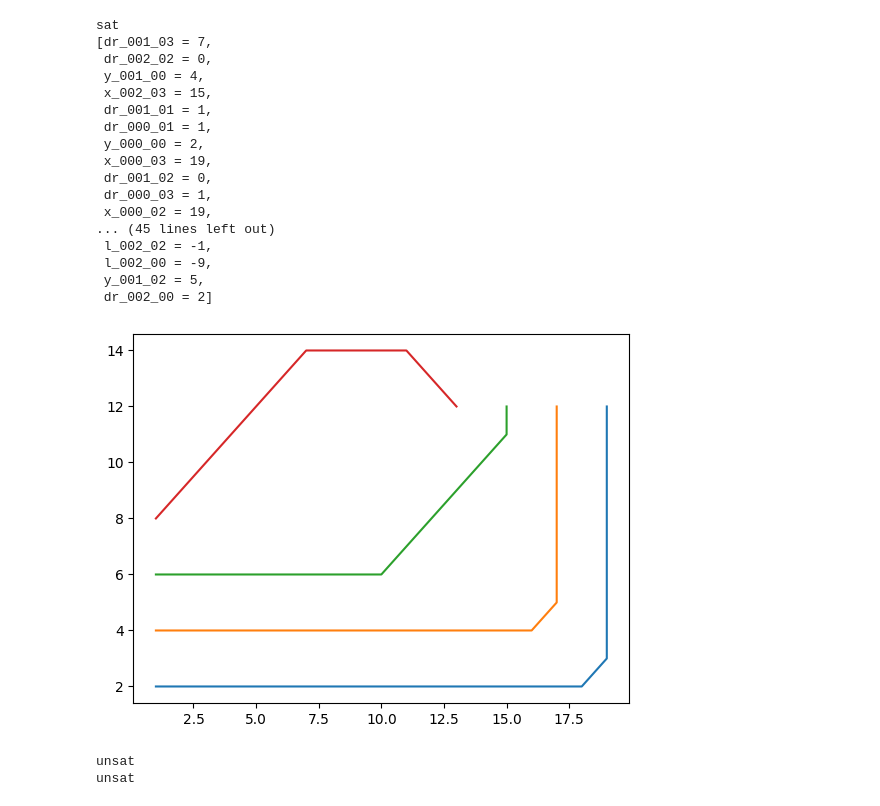
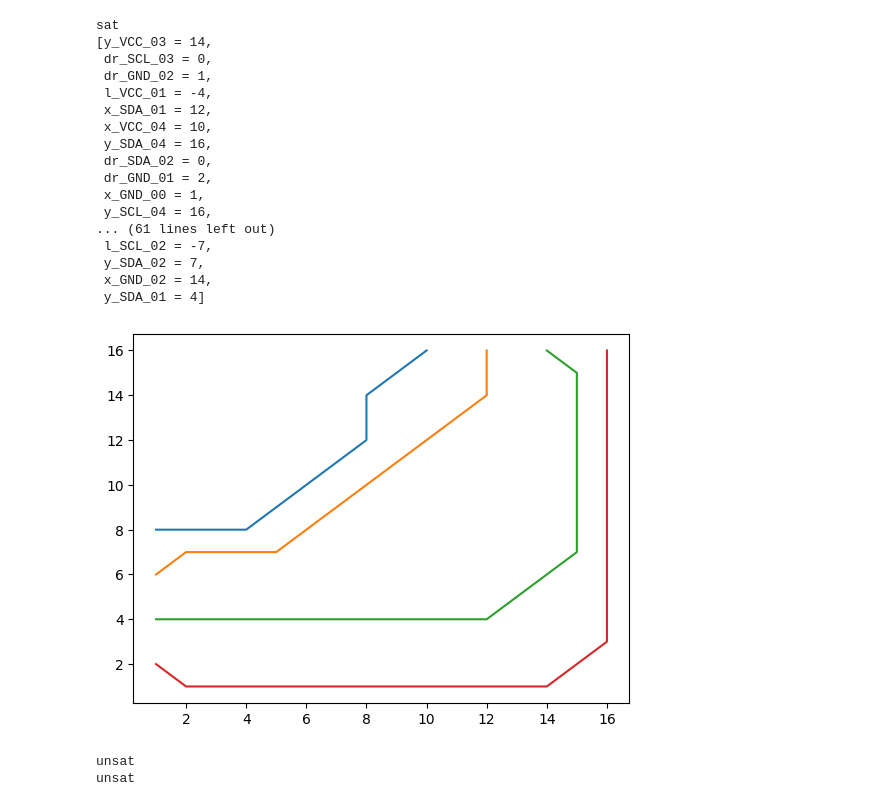
Before and after one commit to TheTesla/z3route, a Jupyter notebook: routehvd.ipynb, the cells around one changed output. Drawn from its saved outputs; the diff is of its cells as text; code cells hidden in the pictures.

Commit message:
nicer trace definition

```diff
--- a/routehvd.ipynb
+++ b/routehvd.ipynb
@@ -69,11 +69,16 @@ def z3extract(z3model, z3vars):
     else:
         return z3model[z3vars].as_long()
 
-def declare_all_traces(nbr_traces=3, nbr_segments=5):
-    return [[[z3.Int(f"x_{p:03}_{s:02}"),
-              z3.Int(f"y_{p:03}_{s:02}"),
-              z3.Int(f"dr_{p:03}_{s:02}"),
-              z3.Int(f"l_{p:03}_{s:02}")] for s in range(nbr_segments)] for p in range(nbr_traces)]
+
+def declare_trace(name, nbr_segments):
+    return [[z3.Int(f"x_{name}_{s:02}"),
+              z3.Int(f"y_{name}_{s:02}"),
+              z3.Int(f"dr_{name}_{s:02}"),
+              z3.Int(f"l_{name}_{s:02}")] for s in range(nbr_segments)]
+
+def constraint_trace_endpoints(trace, start, end):
+    return z3.And(trace[0][0] == start[0], trace[0][1] == start[1], trace[-1][0] == end[0], trace[-1][1] == end[1])
+
 
 def create_all_segment_constraints(traces):
      return [segment(trace[i][0], trace[i][1], trace[i+1][0], trace[i+1][1], trace[i][2], trace[i][3]) for trace in traces for i in range(len(trace)-1)]
@@ -85,55 +90,61 @@ def create_all_collision_constraints(traces):
     return [check_collision(traces[ita][isa][0],traces[ita][isa][1],traces[ita][isa][2],traces[ita][isa][3],
                             traces[itb][isb][0],traces[itb][isb][1],traces[itb][isb][2],traces[itb][isb][3]) \
         for ita in range(len(traces)) for itb in range(ita,len(traces)) for isa in range(len(traces[ita])-1) for isb in range(len(traces[itb])-1) if ita != itb]
 
 
 
 
-traces = declare_all_traces(4,4)
+traces = [declare_trace("VCC", 5),
+          declare_trace("SCL", 5),
+          declare_trace("SDA", 5),
+          declare_trace("GND", 5)]
+
+
 segment_constraints = create_all_segment_constraints(traces)
 bend_constraints = create_all_bend_constraints(traces)
 collision_constraints = create_all_collision_constraints(traces)
 
-endpoint_constraints = [traces[0][0][0] == 1, traces[0][0][1] == 2, traces[0][-1][0] == 19, traces[0][-1][1] == 12,# traces[0][0][2] == 2, traces[1][2][2] == 0,
-                        traces[1][0][0] == 1, traces[1][0][1] == 4, traces[1][-1][0] == 17, traces[1][-1][1] == 12,# ],
-                        traces[2][0][0] == 1, traces[2][0][1] == 6, traces[2][-1][0] == 15, traces[2][-1][1] == 12,
-                        traces[3][0][0] == 1, traces[3][0][1] == 8, traces[3][-1][0] == 13, traces[3][-1][1] == 12]
+endpoint_constraints = [constraint_trace_endpoints(traces[0], [1, 8], [10, 16]),
+                        constraint_trace_endpoints(traces[1], [1, 6], [12, 16]),
+                        constraint_trace_endpoints(traces[2], [1, 4], [14, 16]),
+                        constraint_trace_endpoints(traces[3], [1, 2], [16, 16])]
+
 
 s = z3.Solver()
 s.add(*bend_constraints,*segment_constraints,*endpoint_constraints, *collision_constraints)
 
 print(s.check())
 m = s.model()
 print(m)
 
 traces_plot = [z3extract(m, [segment[d] for segment in trace]) for trace in traces for d in [0,1]]
 
 
 from matplotlib import pyplot as plt
 
 #plt.plot(xapv, yapv, xbpv, ybpv)
 plt.plot(*traces_plot)
 
 plt.show()
 # %% [output]
 sat
-[dr_001_03 = 7,
- dr_002_02 = 0,
- y_001_00 = 4,
- x_002_03 = 15,
- dr_001_01 = 1,
- dr_000_01 = 1,
- y_000_00 = 2,
- x_000_03 = 19,
- dr_001_02 = 0,
- dr_000_03 = 1,
- x_000_02 = 19,
-... (45 lines left out)
- l_002_02 = -1,
- l_002_00 = -9,
- y_001_02 = 5,
- dr_002_00 = 2]
+[y_VCC_03 = 14,
+ dr_SCL_03 = 0,
+ dr_GND_02 = 1,
+ l_VCC_01 = -4,
+ x_SDA_01 = 12,
+ x_VCC_04 = 10,
+ y_SDA_04 = 16,
+ dr_SDA_02 = 0,
+ dr_GND_01 = 2,
+ x_GND_00 = 1,
+ y_SCL_04 = 16,
+... (61 lines left out)
+ l_SCL_02 = -7,
+ y_SDA_02 = 7,
+ x_GND_02 = 14,
+ y_SDA_01 = 4]
-[figure, old version]
+[figure, new version]
 # %%
 # tests
 
```
